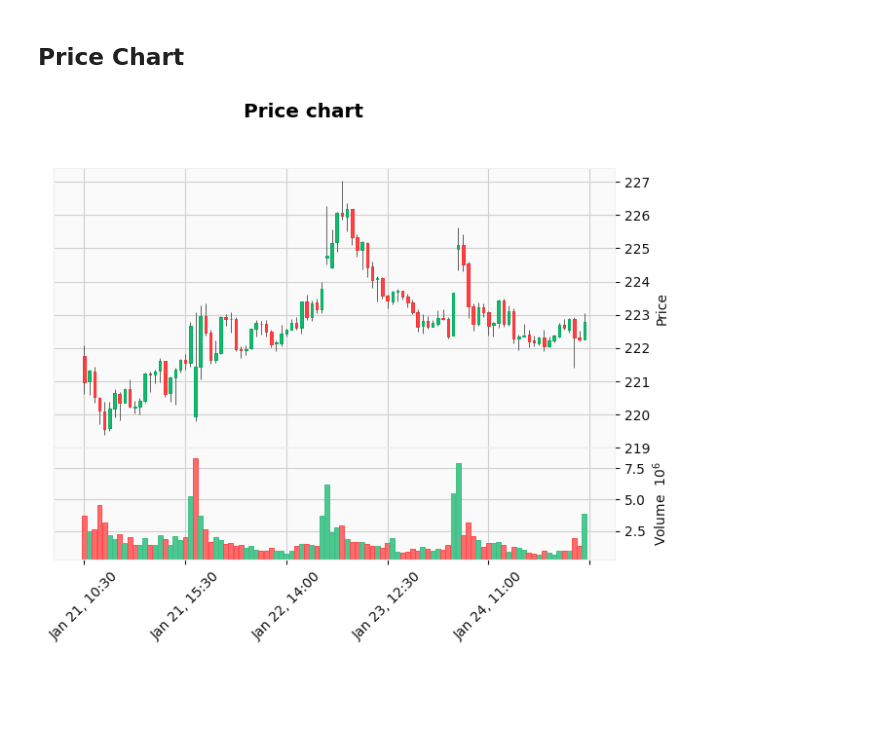
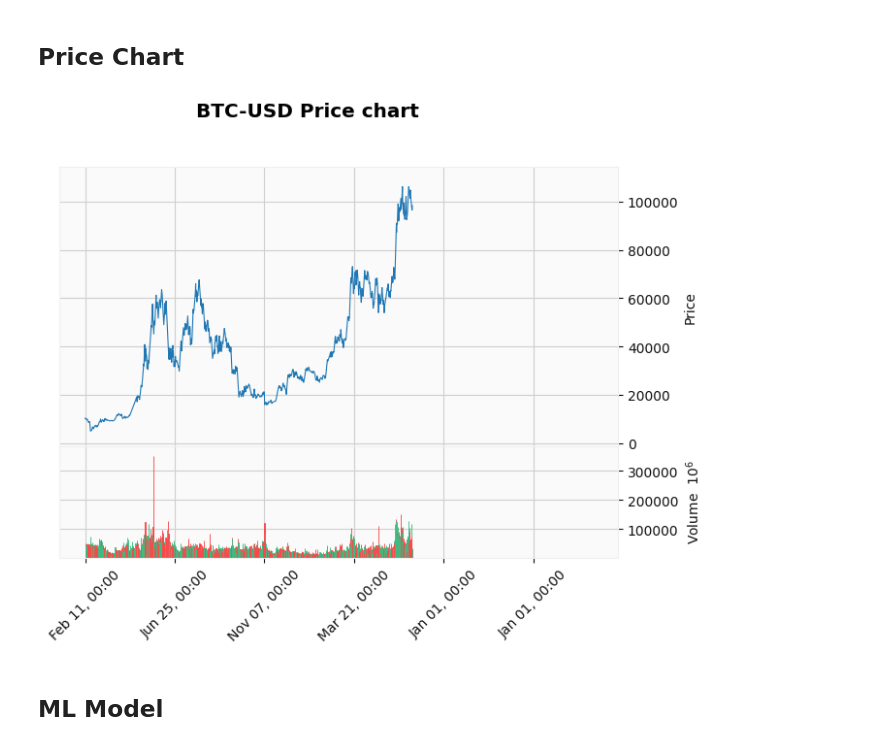
Before and after one commit to hediblk/algo-trader, a Jupyter notebook: model.ipynb, the cells around one changed output. Saved outputs shown, nothing was run; the diff lists cells and outputs as text; code cells hidden in the pictures; blank space fills up the shorter version.

```diff
--- a/model.ipynb
+++ b/model.ipynb
@@ -12,12 +12,12 @@ import mplfinance as mpf
 # %%
 def get_data(ticker, interval='1d', period='10y'):
     data = yf.download(ticker, interval=interval, period=period, rounding=True, multi_level_index=False)
-    data.drop(columns=['Adj Close'], inplace=True)
-    data = data[['Volume', 'Open', 'High', 'Low', 'Close']]
+    data.drop(columns=['Close'], inplace=True)
+    data.rename(columns={'Adj Close': 'Close'}, inplace=True)
     return data
 
 
-df = get_data('AAPL', interval='15m', period='1mo')
+df = get_data('BTC-USD', interval='1d', period='5y')
 # %% [output]
 [*********************100%***********************]  1 of 1 completed
 # %%
@@ -53,0 +54,13 @@ memory usage: 27.0 KB
+# %%
+df['good_entry'] = 0
+
+lookahead = 5
+threshold = 1.02
+
+for i in range(len(df) - lookahead):
+    future_max = df['Close'].iloc[i+1:i+1+lookahead].max()
+    if future_max >= df['Close'].iloc[i] * threshold:
+        df.at[i, 'good_entry'] = 1
+
+
+#df.to_csv('btc.csv')
@@ -54,12 +80,14 @@ memory usage: 27.0 KB
 # %% [markdown]
 ## Price Chart
 # %%
-def price_chart(df, type='candle', volume=True, style='yahoo', title='Price chart'):
-    df = df.copy()
+def price_chart(df, type='line', volume=True, style='yahoo', title='BTC-USD Price chart'):
     #df.columns = df.columns.droplevel(1)
-    mpf.plot(df.iloc[-100:,:], type=type, volume=volume, style=style, title=title)
+    df.index = pd.to_datetime(df.index)
+    mpf.plot(df, type=type, volume=volume, style=style, title=title)
 
 
 price_chart(df)
 # %% [output]
-[figure, old version]
+[figure, new version]
+# %% [markdown]
+## ML Model
```
Also changed, not shown: parts of 7 cells of this notebook.
